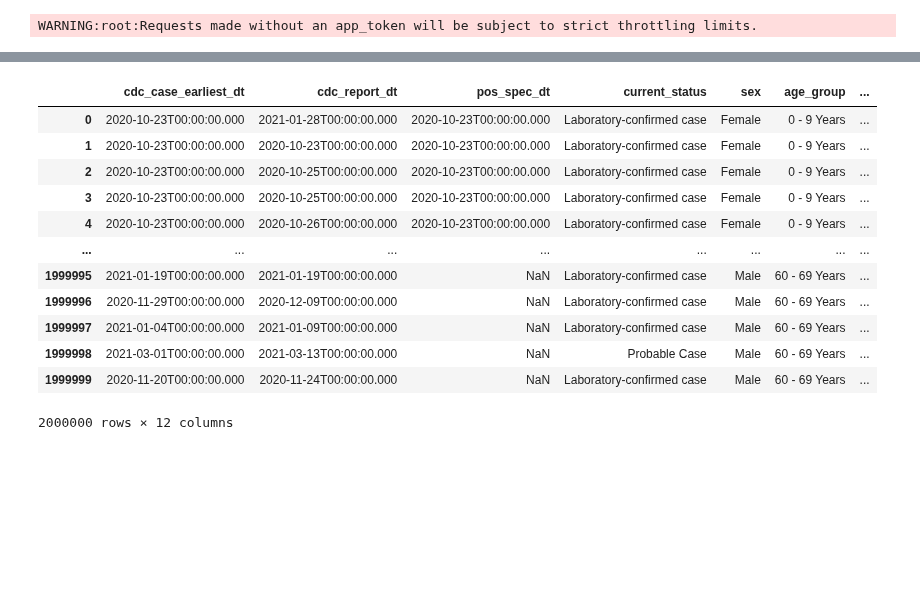
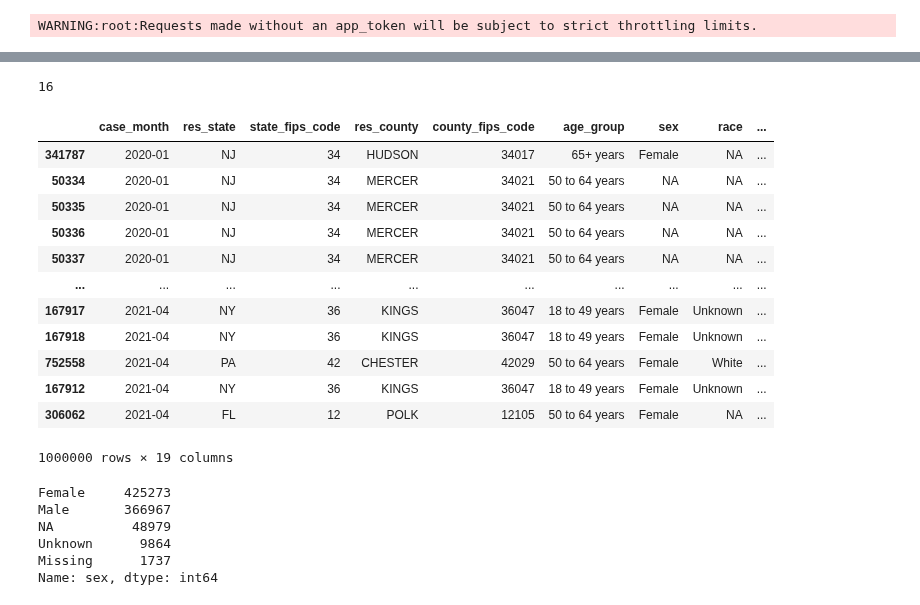
Before and after one commit to mgeffroy/P1-US-COVID-19-Vaccination-Campaign, a Jupyter notebook: P1_Data_Architecture.ipynb, the cells around one changed output, grey strips where cells are left out. Drawn from its saved outputs; the diff is of its cells as text; code cells hidden in the pictures; blank space fills up the shorter version.

```diff
--- a/P1_Data_Architecture.ipynb
+++ b/P1_Data_Architecture.ipynb
@@ -79,7 +117,7 @@ client = Socrata("data.cdc.gov", None)
 
 # First 2000 results, returned as JSON from API / converted to Python list of
 # dictionaries by sodapy.
-results = client.get("vbim-akqf", limit=2000000)
+results = client.get("n8mc-b4w4", limit=1000000)
 
 # Convert to pandas DataFrame
 results_df = pd.DataFrame.from_records(results)
@@ -88,16 +135,29 @@ WARNING:root:Requests made without an app_token will be subject to strict thrott
+# %%
+len(results_df['case_month'].unique())
+# %% [output]
+16
 # %%
-results_df
+results_df.sort_values(['case_month'], ascending=True)
 # %% [output]
-|  | cdc_case_earliest_dt | cdc_report_dt | pos_spec_dt | current_status | sex | age_group | ... |
-| 0 | 2020-10-23T00:00:00.000 | 2021-01-28T00:00:00.000 | 2020-10-23T00:00:00.000 | Laboratory-confirmed case | Female | 0 - 9 Years | ... |
-| 1 | 2020-10-23T00:00:00.000 | 2020-10-23T00:00:00.000 | 2020-10-23T00:00:00.000 | Laboratory-confirmed case | Female | 0 - 9 Years | ... |
-| 2 | 2020-10-23T00:00:00.000 | 2020-10-25T00:00:00.000 | 2020-10-23T00:00:00.000 | Laboratory-confirmed case | Female | 0 - 9 Years | ... |
-| 3 | 2020-10-23T00:00:00.000 | 2020-10-25T00:00:00.000 | 2020-10-23T00:00:00.000 | Laboratory-confirmed case | Female | 0 - 9 Years | ... |
-| 4 | 2020-10-23T00:00:00.000 | 2020-10-26T00:00:00.000 | 2020-10-23T00:00:00.000 | Laboratory-confirmed case | Female | 0 - 9 Years | ... |
-| ... | ... | ... | ... | ... | ... | ... | ... |
-| 1999995 | 2021-01-19T00:00:00.000 | 2021-01-19T00:00:00.000 | NaN | Laboratory-confirmed case | Male | 60 - 69 Years | ... |
-| 1999996 | 2020-11-29T00:00:00.000 | 2020-12-09T00:00:00.000 | NaN | Laboratory-confirmed case | Male | 60 - 69 Years | ... |
-| 1999997 | 2021-01-04T00:00:00.000 | 2021-01-09T00:00:00.000 | NaN | Laboratory-confirmed case | Male | 60 - 69 Years | ... |
-| 1999998 | 2021-03-01T00:00:00.000 | 2021-03-13T00:00:00.000 | NaN | Probable Case | Male | 60 - 69 Years | ... |
-| 1999999 | 2020-11-20T00:00:00.000 | 2020-11-24T00:00:00.000 | NaN | Laboratory-confirmed case | Male | 60 - 69 Years | ... |
+|  | case_month | res_state | state_fips_code | res_county | county_fips_code | age_group | sex | race | ... |
+| 341787 | 2020-01 | NJ | 34 | HUDSON | 34017 | 65+ years | Female | NA | ... |
+| 50334 | 2020-01 | NJ | 34 | MERCER | 34021 | 50 to 64 years | NA | NA | ... |
+| 50335 | 2020-01 | NJ | 34 | MERCER | 34021 | 50 to 64 years | NA | NA | ... |
+| 50336 | 2020-01 | NJ | 34 | MERCER | 34021 | 50 to 64 years | NA | NA | ... |
+| 50337 | 2020-01 | NJ | 34 | MERCER | 34021 | 50 to 64 years | NA | NA | ... |
+| ... | ... | ... | ... | ... | ... | ... | ... | ... | ... |
+| 167917 | 2021-04 | NY | 36 | KINGS | 36047 | 18 to 49 years | Female | Unknown | ... |
+| 167918 | 2021-04 | NY | 36 | KINGS | 36047 | 18 to 49 years | Female | Unknown | ... |
+| 752558 | 2021-04 | PA | 42 | CHESTER | 42029 | 50 to 64 years | Female | White | ... |
+| 167912 | 2021-04 | NY | 36 | KINGS | 36047 | 18 to 49 years | Female | Unknown | ... |
+| 306062 | 2021-04 | FL | 12 | POLK | 12105 | 50 to 64 years | Female | NA | ... |
-2000000 rows × 12 columns
+1000000 rows × 19 columns
+# %%
+results_df['sex'].loc[results_df['ethnicity'] != "Hispanic/Latino"].value_counts()
+# %% [output]
+Female     425273
+Male       366967
+NA          48979
+Unknown      9864
+Missing      1737
+Name: sex, dtype: int64
```
Also changed, not shown: parts of 12 cells of this notebook.
